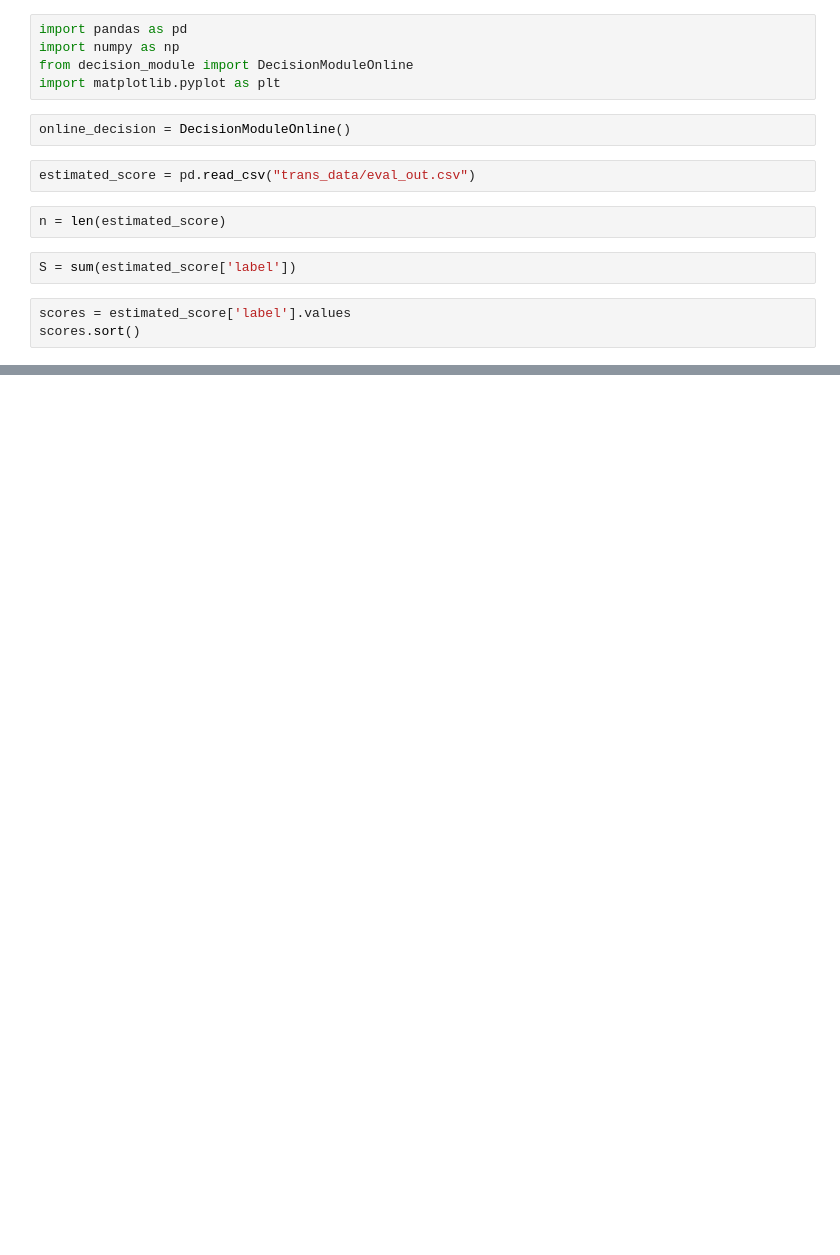
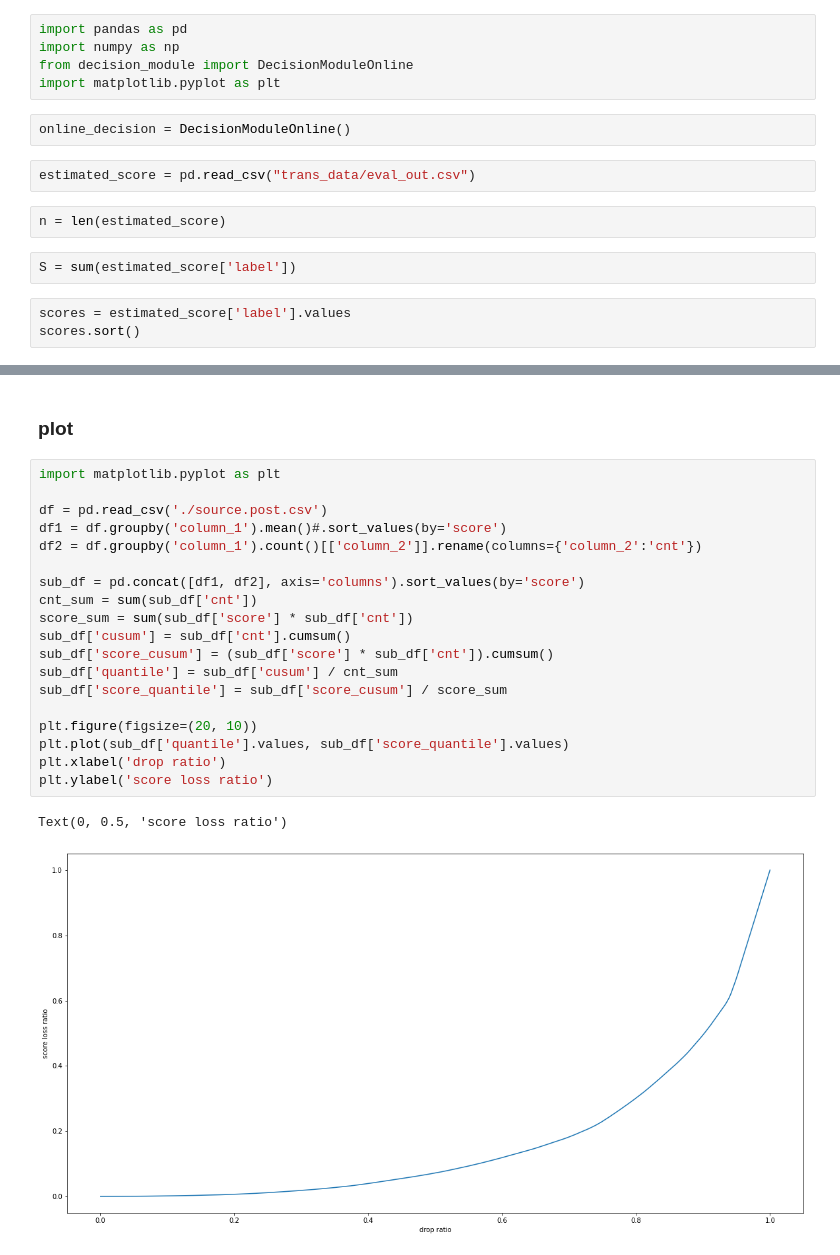
Before and after one commit to wxxlouisa/computation-allocation, a Jupyter notebook: test_final_performance.ipynb, the cells around one changed output, grey strips where cells are left out. Drawn from its saved outputs; the diff is of its cells as text; blank space fills up the shorter version.

```diff
--- a/test_final_performance.ipynb
+++ b/test_final_performance.ipynb
@@ -79,0 +152,24 @@ plt.show()
+# %% [markdown]
+### plot
+# %%
+import matplotlib.pyplot as plt
+
+df = pd.read_csv('./source.post.csv')
+df1 = df.groupby('column_1').mean()#.sort_values(by='score')
+df2 = df.groupby('column_1').count()[['column_2']].rename(columns={'column_2':'cnt'})
+
+sub_df = pd.concat([df1, df2], axis='columns').sort_values(by='score')
+cnt_sum = sum(sub_df['cnt'])
+score_sum = sum(sub_df['score'] * sub_df['cnt'])
+sub_df['cusum'] = sub_df['cnt'].cumsum()
+sub_df['score_cusum'] = (sub_df['score'] * sub_df['cnt']).cumsum()
+sub_df['quantile'] = sub_df['cusum'] / cnt_sum
+sub_df['score_quantile'] = sub_df['score_cusum'] / score_sum
+
+plt.figure(figsize=(20, 10))
+plt.plot(sub_df['quantile'].values, sub_df['score_quantile'].values)
+plt.xlabel('drop ratio')
+plt.ylabel('score loss ratio')
+# %% [output]
+Text(0, 0.5, 'score loss ratio')
+[figure, added]
```
Also changed, not shown: parts of 13 cells of this notebook, 3 other files.
